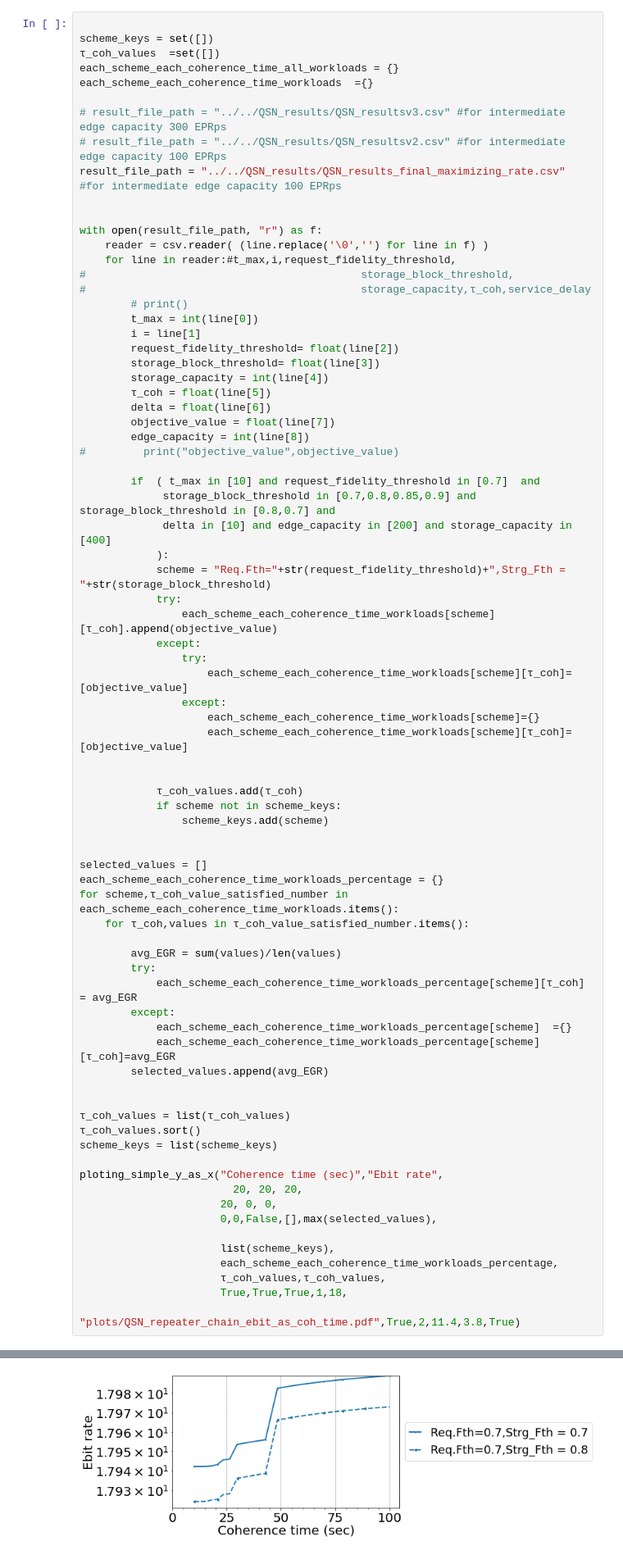
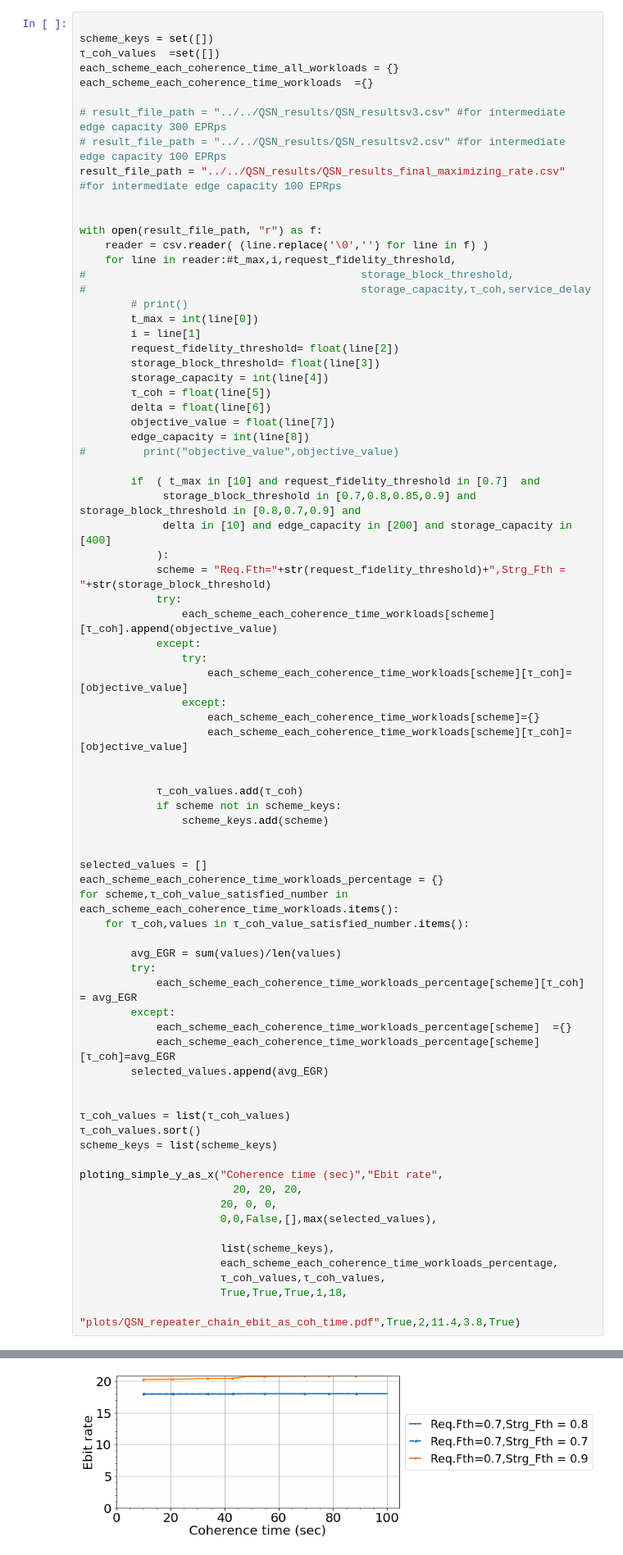
Before and after one commit to pooryousefshahrooz/QSN, a Jupyter notebook: plotting/parsing_and_plotting.ipynb, the cells around one changed output, grey strips where cells are left out. Shown at 82% size. Saved outputs shown, nothing was run; the diff lists cells and outputs as text.

Commit message:
qubit decoherence assumptions on storage

```diff
--- a/plotting/parsing_and_plotting.ipynb
+++ b/plotting/parsing_and_plotting.ipynb
@@ -159,7 +334,7 @@ with open(result_file_path, "r") as f:
 #         print("objective_value",objective_value)
 
         if  ( t_max in [10] and request_fidelity_threshold in [0.7]  and
-             storage_block_threshold in [0.7,0.8,0.85,0.9] and storage_block_threshold in [0.8,0.7] and
+             storage_block_threshold in [0.7,0.8,0.85,0.9] and storage_block_threshold in [0.8,0.7,0.9] and
              delta in [10] and edge_capacity in [200] and storage_capacity in [400]
             ):
             scheme = "Req.Fth="+str(request_fidelity_threshold)+",Strg_Fth = "+str(storage_block_threshold)
@@ -229,4 +402,4 @@ Invalid limit will be ignored.
-[figure, old version]
+[figure, new version]
 # %%
 τ_coh_list = np.linspace(10,10,1)
 print(τ_coh_list)
```
Also changed, not shown: parts of 11 cells of this notebook, 13 other files.
